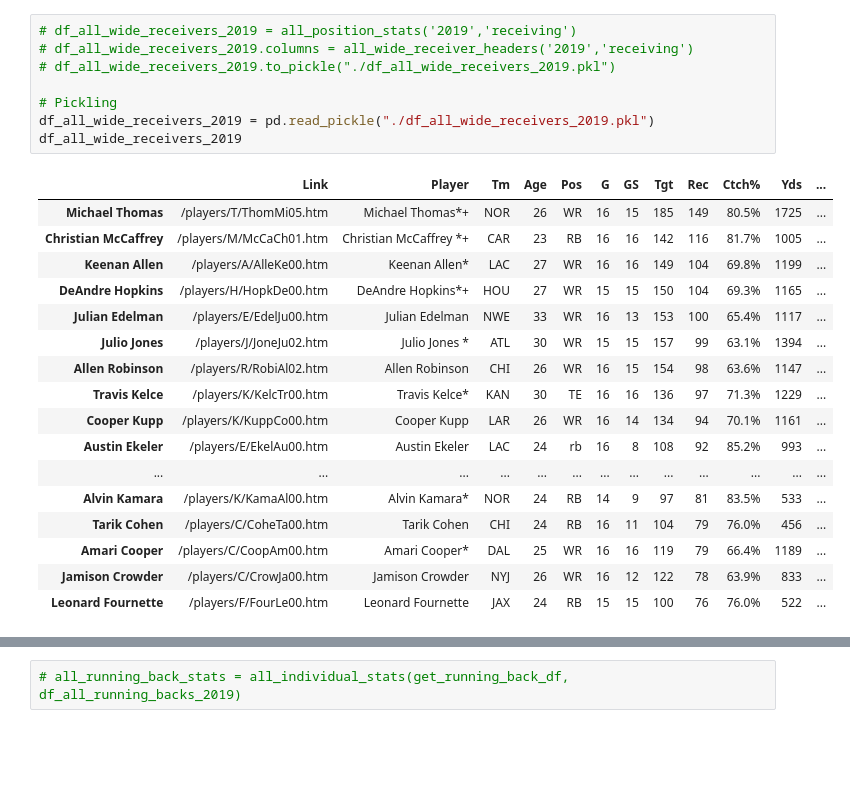
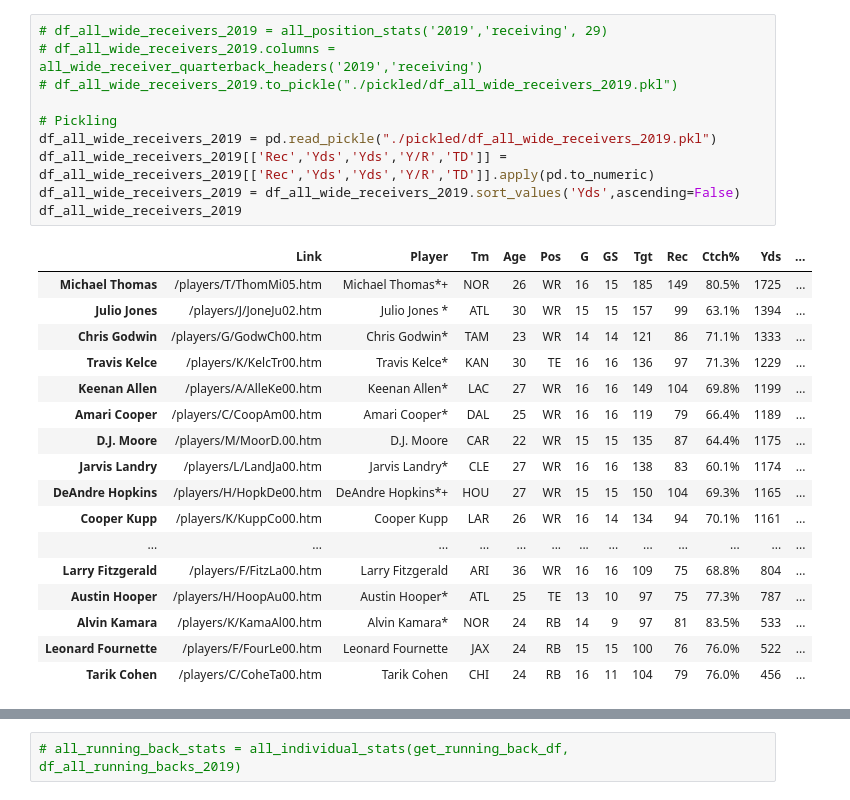
Before and after one commit to ridwan102/Fantasy_Football_Linear_Regression, a Jupyter notebook: fantasy.ipynb, the cells around one changed output, grey strips where cells are left out. Cells and saved outputs as stored; diff of their text form; blank space fills up the shorter version.

```diff
--- a/fantasy.ipynb
+++ b/fantasy.ipynb
@@ -43,26 +45,28 @@ df_all_running_backs_2019
 # %%
-# df_all_wide_receivers_2019 = all_position_stats('2019','receiving')
-# df_all_wide_receivers_2019.columns = all_wide_receiver_headers('2019','receiving')
-# df_all_wide_receivers_2019.to_pickle("./df_all_wide_receivers_2019.pkl")
+# df_all_wide_receivers_2019 = all_position_stats('2019','receiving', 29)
+# df_all_wide_receivers_2019.columns = all_wide_receiver_quarterback_headers('2019','receiving')
+# df_all_wide_receivers_2019.to_pickle("./pickled/df_all_wide_receivers_2019.pkl")
 
 # Pickling
-df_all_wide_receivers_2019 = pd.read_pickle("./df_all_wide_receivers_2019.pkl")
+df_all_wide_receivers_2019 = pd.read_pickle("./pickled/df_all_wide_receivers_2019.pkl")
+df_all_wide_receivers_2019[['Rec','Yds','Yds','Y/R','TD']] = df_all_wide_receivers_2019[['Rec','Yds','Yds','Y/R','TD']].apply(pd.to_numeric)
+df_all_wide_receivers_2019 = df_all_wide_receivers_2019.sort_values('Yds',ascending=False)
 df_all_wide_receivers_2019
 # %% [output]
 |  | Link | Player | Tm | Age | Pos | G | GS | Tgt | Rec | Ctch% | Yds | ... |
 | Michael Thomas | /players/T/ThomMi05.htm | Michael Thomas*+ | NOR | 26 | WR | 16 | 15 | 185 | 149 | 80.5% | 1725 | ... |
-| Christian McCaffrey | /players/M/McCaCh01.htm | Christian McCaffrey *+ | CAR | 23 | RB | 16 | 16 | 142 | 116 | 81.7% | 1005 | ... |
+| Julio Jones | /players/J/JoneJu02.htm | Julio Jones * | ATL | 30 | WR | 15 | 15 | 157 | 99 | 63.1% | 1394 | ... |
+| Chris Godwin | /players/G/GodwCh00.htm | Chris Godwin* | TAM | 23 | WR | 14 | 14 | 121 | 86 | 71.1% | 1333 | ... |
+| Travis Kelce | /players/K/KelcTr00.htm | Travis Kelce* | KAN | 30 | TE | 16 | 16 | 136 | 97 | 71.3% | 1229 | ... |
 | Keenan Allen | /players/A/AlleKe00.htm | Keenan Allen* | LAC | 27 | WR | 16 | 16 | 149 | 104 | 69.8% | 1199 | ... |
+| Amari Cooper | /players/C/CoopAm00.htm | Amari Cooper* | DAL | 25 | WR | 16 | 16 | 119 | 79 | 66.4% | 1189 | ... |
+| D.J. Moore | /players/M/MoorD.00.htm | D.J. Moore | CAR | 22 | WR | 15 | 15 | 135 | 87 | 64.4% | 1175 | ... |
+| Jarvis Landry | /players/L/LandJa00.htm | Jarvis Landry* | CLE | 27 | WR | 16 | 16 | 138 | 83 | 60.1% | 1174 | ... |
 | DeAndre Hopkins | /players/H/HopkDe00.htm | DeAndre Hopkins*+ | HOU | 27 | WR | 15 | 15 | 150 | 104 | 69.3% | 1165 | ... |
-| Julian Edelman | /players/E/EdelJu00.htm | Julian Edelman | NWE | 33 | WR | 16 | 13 | 153 | 100 | 65.4% | 1117 | ... |
-| Julio Jones | /players/J/JoneJu02.htm | Julio Jones * | ATL | 30 | WR | 15 | 15 | 157 | 99 | 63.1% | 1394 | ... |
-| Allen Robinson | /players/R/RobiAl02.htm | Allen Robinson | CHI | 26 | WR | 16 | 15 | 154 | 98 | 63.6% | 1147 | ... |
-| Travis Kelce | /players/K/KelcTr00.htm | Travis Kelce* | KAN | 30 | TE | 16 | 16 | 136 | 97 | 71.3% | 1229 | ... |
 | Cooper Kupp | /players/K/KuppCo00.htm | Cooper Kupp | LAR | 26 | WR | 16 | 14 | 134 | 94 | 70.1% | 1161 | ... |
-| Austin Ekeler | /players/E/EkelAu00.htm | Austin Ekeler | LAC | 24 | rb | 16 | 8 | 108 | 92 | 85.2% | 993 | ... |
 | ... | ... | ... | ... | ... | ... | ... | ... | ... | ... | ... | ... | ... |
+| Larry Fitzgerald | /players/F/FitzLa00.htm | Larry Fitzgerald | ARI | 36 | WR | 16 | 16 | 109 | 75 | 68.8% | 804 | ... |
+| Austin Hooper | /players/H/HoopAu00.htm | Austin Hooper* | ATL | 25 | TE | 13 | 10 | 97 | 75 | 77.3% | 787 | ... |
 | Alvin Kamara | /players/K/KamaAl00.htm | Alvin Kamara* | NOR | 24 | RB | 14 | 9 | 97 | 81 | 83.5% | 533 | ... |
+| Leonard Fournette | /players/F/FourLe00.htm | Leonard Fournette | JAX | 24 | RB | 15 | 15 | 100 | 76 | 76.0% | 522 | ... |
 | Tarik Cohen | /players/C/CoheTa00.htm | Tarik Cohen | CHI | 24 | RB | 16 | 11 | 104 | 79 | 76.0% | 456 | ... |
-| Amari Cooper | /players/C/CoopAm00.htm | Amari Cooper* | DAL | 25 | WR | 16 | 16 | 119 | 79 | 66.4% | 1189 | ... |
-| Jamison Crowder | /players/C/CrowJa00.htm | Jamison Crowder | NYJ | 26 | WR | 16 | 12 | 122 | 78 | 63.9% | 833 | ... |
-| Leonard Fournette | /players/F/FourLe00.htm | Leonard Fournette | JAX | 24 | RB | 15 | 15 | 100 | 76 | 76.0% | 522 | ... |
```
Also changed, not shown: parts of 34 cells of this notebook, 21 other files.
